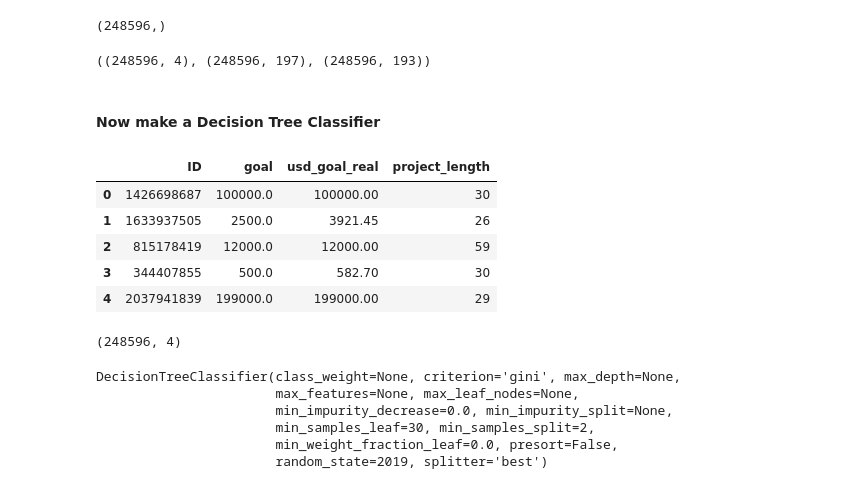
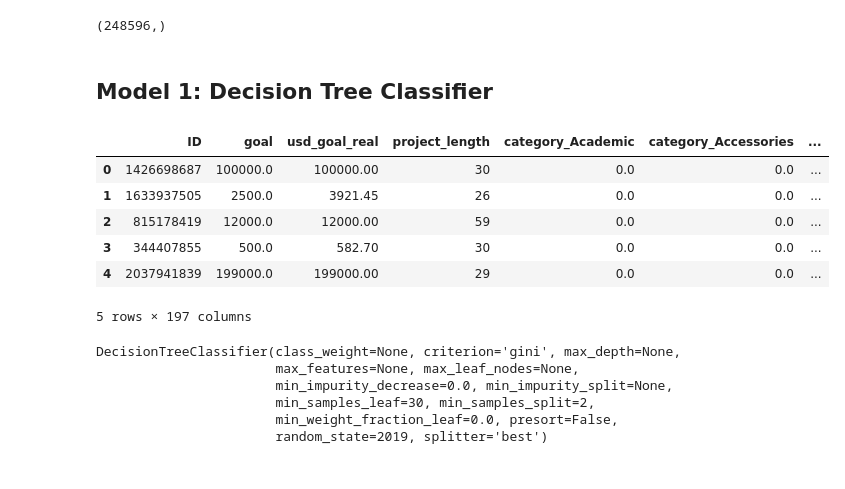
Before and after one commit to sherzyang/mod-3-project, a Jupyter notebook: kickstarter_model_2.ipynb, the cells around one changed output. Saved outputs shown, nothing was run; the diff lists cells and outputs as text; code cells hidden in the pictures.

Commit message:
Tune model parameters

```diff
--- a/kickstarter_model_2.ipynb
+++ b/kickstarter_model_2.ipynb
@@ -198,21 +198,16 @@ X_train = X_train.drop(["category", "launched_datetime",'deadline_datetime',"mai
 # %%
 X_train2 = pd.concat(objs=[X_train, ohe], axis=1)
 # %%
-X_train.shape, X_train2.shape, ohe.shape
+#X_train.shape, X_train2.shape, ohe.shape
-# %% [output]
-((248596, 4), (248596, 197), (248596, 193))
 # %% [markdown]
-#### Now make a Decision Tree Classifier
+## Model 1: Decision Tree Classifier
 # %%
-X_train.head()
+X_train2.head()
 # %% [output]
-|  | ID | goal | usd_goal_real | project_length |
-| 0 | 1426698687 | 100000.0 | 100000.00 | 30 |
-| 1 | 1633937505 | 2500.0 | 3921.45 | 26 |
-| 2 | 815178419 | 12000.0 | 12000.00 | 59 |
-| 3 | 344407855 | 500.0 | 582.70 | 30 |
-| 4 | 2037941839 | 199000.0 | 199000.00 | 29 |
+|  | ID | goal | usd_goal_real | project_length | category_Academic | category_Accessories | ... |
+| 0 | 1426698687 | 100000.0 | 100000.00 | 30 | 0.0 | 0.0 | ... |
+| 1 | 1633937505 | 2500.0 | 3921.45 | 26 | 0.0 | 0.0 | ... |
+| 2 | 815178419 | 12000.0 | 12000.00 | 59 | 0.0 | 0.0 | ... |
+| 3 | 344407855 | 500.0 | 582.70 | 30 | 0.0 | 0.0 | ... |
+| 4 | 2037941839 | 199000.0 | 199000.00 | 29 | 0.0 | 0.0 | ... |
+5 rows × 197 columns
-# %%
-X_train.shape
-# %% [output]
-(248596, 4)
```
Also changed, not shown: parts of 19 cells of this notebook.
